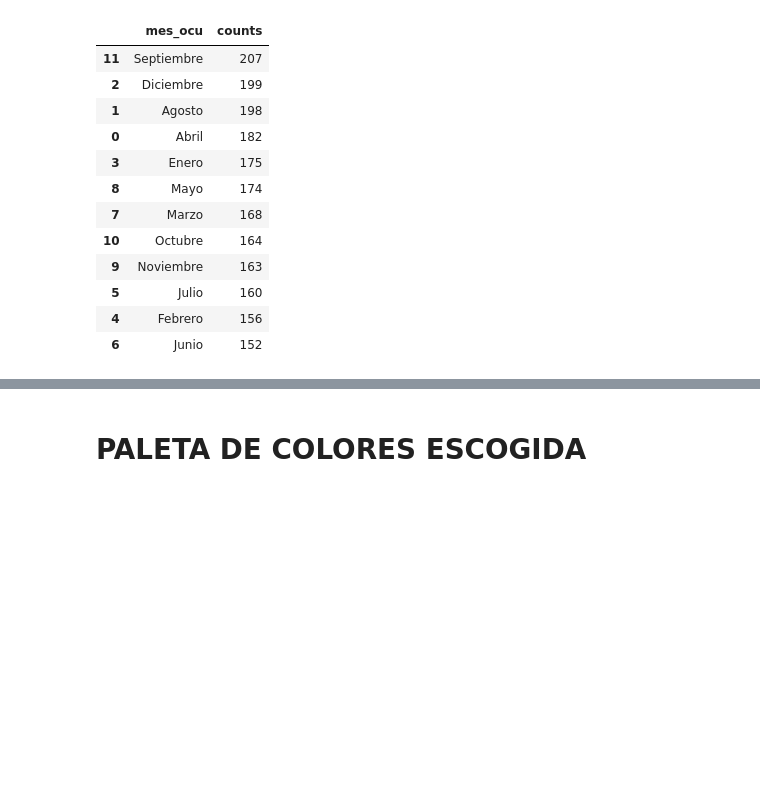
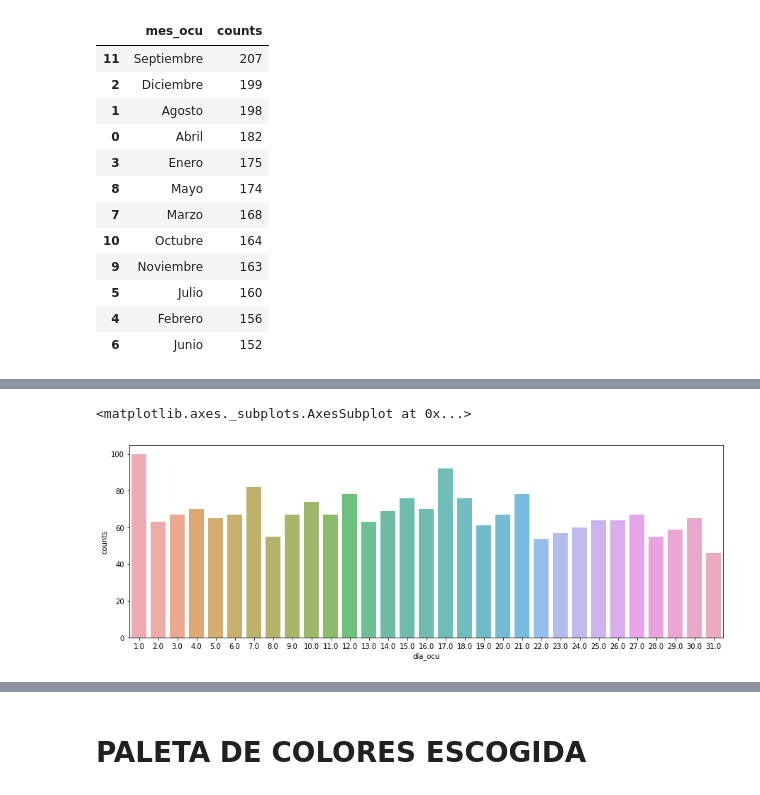
Before and after one commit to gusta257/HDT8_DS, a Jupyter notebook: HDT8.ipynb, the cells around one changed output, grey strips where cells are left out. Drawn from its saved outputs; the diff is of its cells as text; code cells hidden in the pictures; blank space fills up the shorter version.

```diff
--- a/HDT8.ipynb
+++ b/HDT8.ipynb
@@ -218,0 +240,8 @@ sns.barplot(s.día_sem_ocu, s.counts, alpha=0.8, ax=ax,palette=("black","red","b
+# %%
+s = dataAcc_Total.groupby('día_ocu').size().reset_index(name='counts')
+fig_dims = (15, 5)
+fig, ax = plt.subplots(figsize=fig_dims)
+sns.barplot(s.día_ocu, s.counts, alpha=0.8, ax=ax)
+# %% [output]
+<matplotlib.axes._subplots.AxesSubplot at 0x...>
+[figure, added]
```
Also changed, not shown: parts of 6 cells of this notebook.
